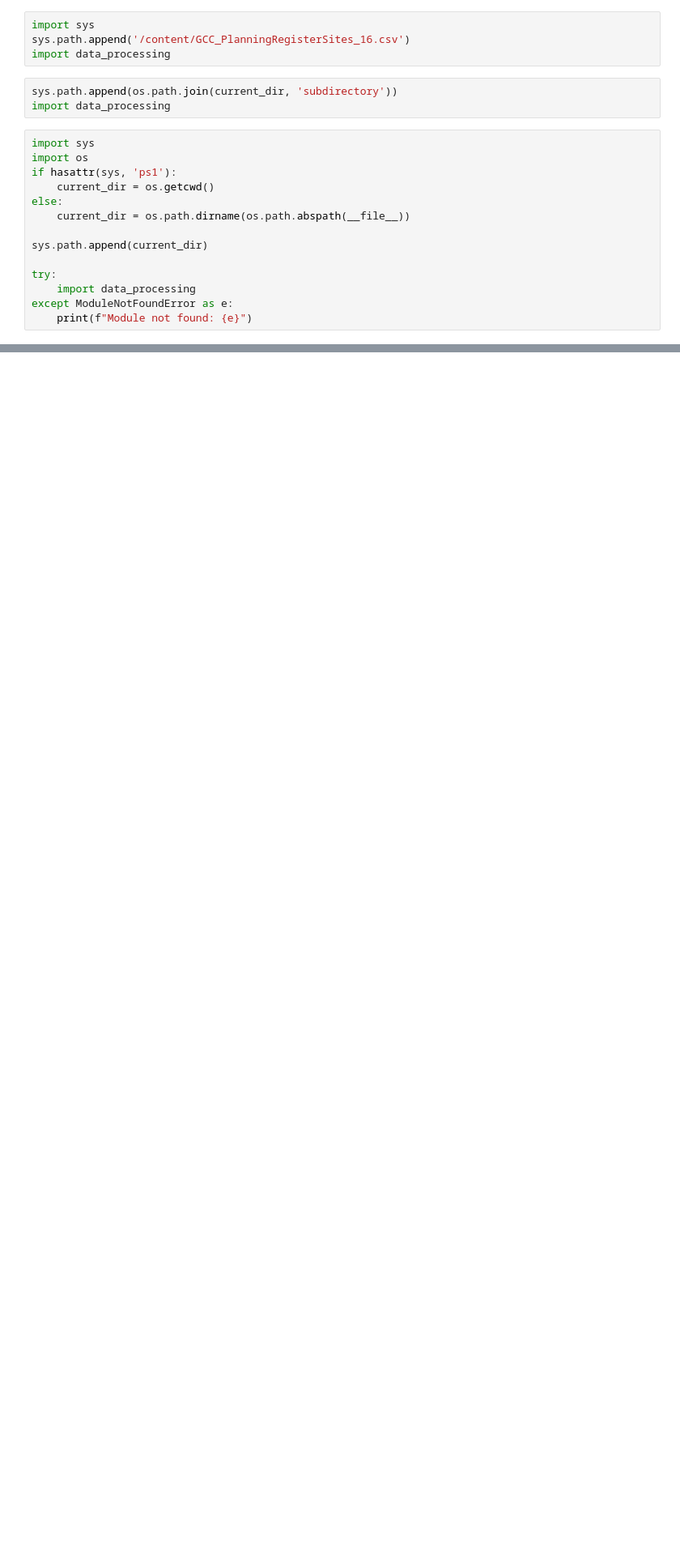
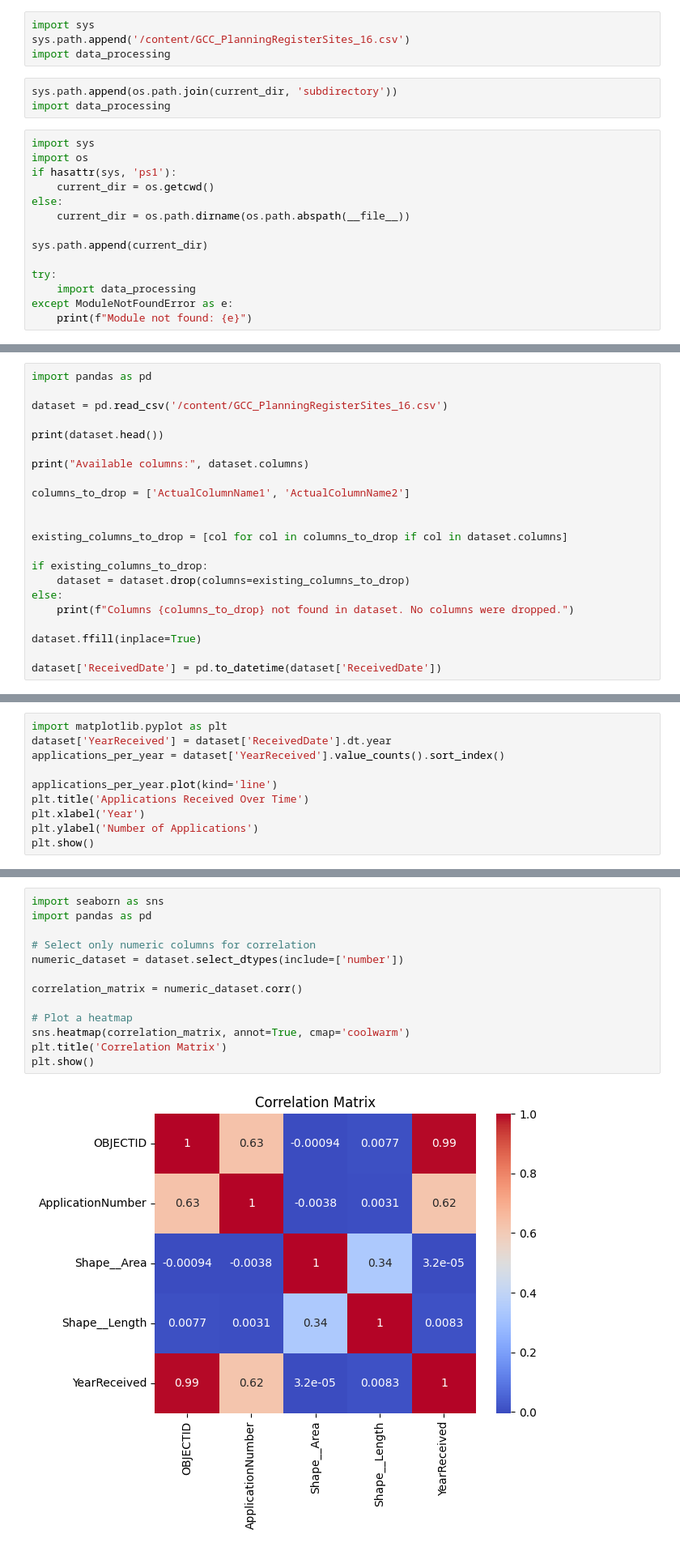
Before and after one commit to MarziheMohammadzadeh/europe, a Jupyter notebook: Europe_Marziye_Mohammadzadeh.ipynb, the cells around one changed output, grey strips where cells are left out. Shown: that part at 81% size. Saved outputs shown, nothing was run; the diff lists cells and outputs as text; blank space fills up the shorter version.

```diff
--- a/Europe_Marziye_Mohammadzadeh.ipynb
+++ b/Europe_Marziye_Mohammadzadeh.ipynb
@@ -361,0 +443,22 @@ except ModuleNotFoundError as e:
+# %%
+import pandas as pd
+
+dataset = pd.read_csv('/content/GCC_PlanningRegisterSites_16.csv')
+
+print(dataset.head())
+
+print("Available columns:", dataset.columns)
+
+columns_to_drop = ['ActualColumnName1', 'ActualColumnName2']
+
+
+existing_columns_to_drop = [col for col in columns_to_drop if col in dataset.columns]
+
+if existing_columns_to_drop:
+    dataset = dataset.drop(columns=existing_columns_to_drop)
+else:
+    print(f"Columns {columns_to_drop} not found in dataset. No columns were dropped.")
+
+dataset.ffill(inplace=True)
+
+dataset['ReceivedDate'] = pd.to_datetime(dataset['ReceivedDate'])
@@ -361,0 +483,10 @@ except ModuleNotFoundError as e:
+# %%
+import matplotlib.pyplot as plt
+dataset['YearReceived'] = dataset['ReceivedDate'].dt.year
+applications_per_year = dataset['YearReceived'].value_counts().sort_index()
+
+applications_per_year.plot(kind='line')
+plt.title('Applications Received Over Time')
+plt.xlabel('Year')
+plt.ylabel('Number of Applications')
+plt.show()
@@ -361,0 +495,15 @@ except ModuleNotFoundError as e:
+# %%
+import seaborn as sns
+import pandas as pd
+
+# Select only numeric columns for correlation
+numeric_dataset = dataset.select_dtypes(include=['number'])
+
+correlation_matrix = numeric_dataset.corr()
+
+# Plot a heatmap
+sns.heatmap(correlation_matrix, annot=True, cmap='coolwarm')
+plt.title('Correlation Matrix')
+plt.show()
+# %% [output]
+[figure, added]
```
Also changed, not shown: parts of 9 cells of this notebook, 1 other file.
